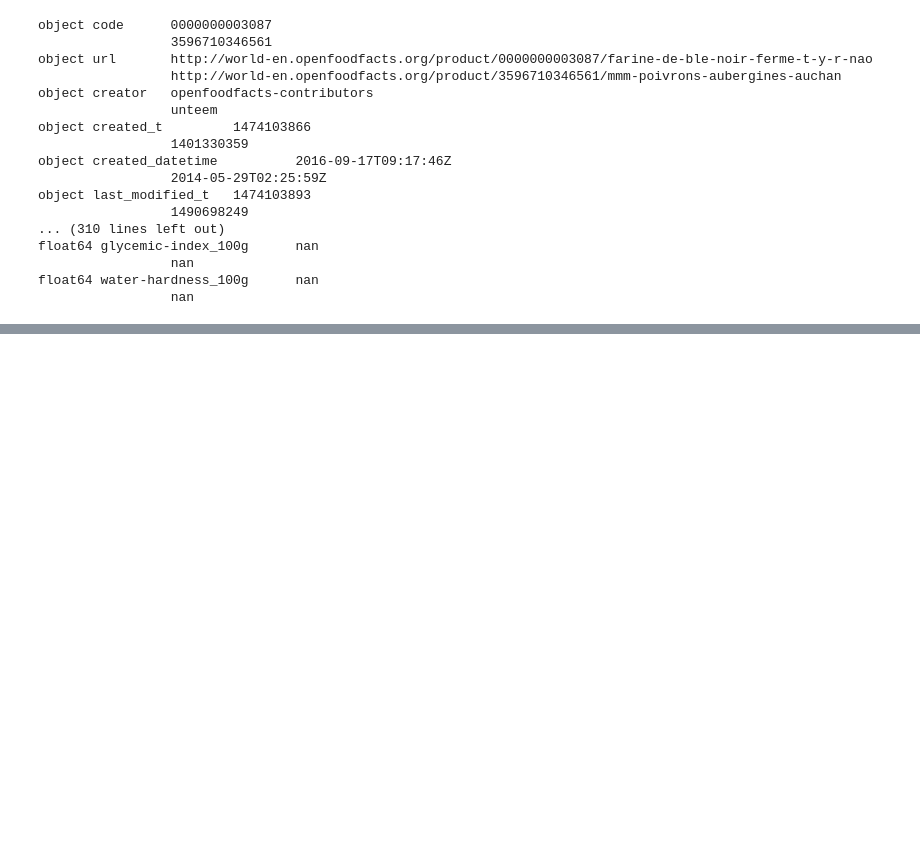
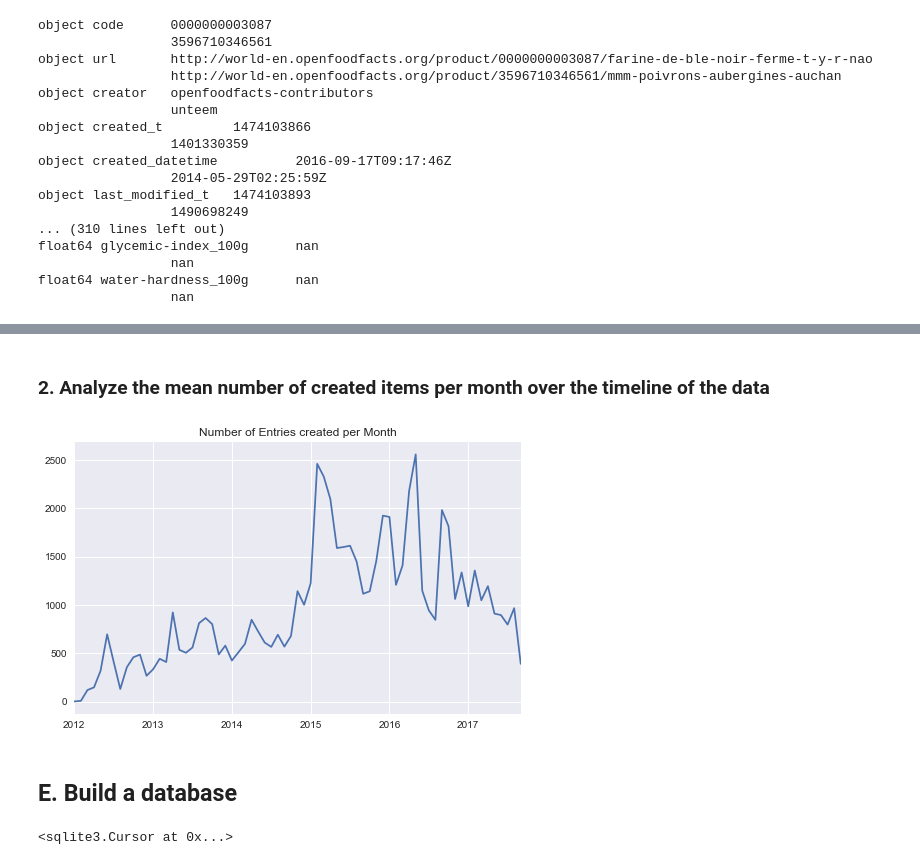
Before and after one commit to chadmulligan/PythonStuff, a Jupyter notebook: 2. DA/project-ads-ml-c2-s9-643/DA - Course Project.ipynb, the cells around one changed output, grey strips where cells are left out. Saved outputs shown, nothing was run; the diff lists cells and outputs as text; code cells hidden in the pictures; blank space fills up the shorter version.

```diff
--- a/2. DA/project-ads-ml-c2-s9-643/DA - Course Project.ipynb
+++ b/2. DA/project-ads-ml-c2-s9-643/DA - Course Project.ipynb
@@ -54,0 +312,2 @@ float64 water-hardness_100g      nan
+# %%
+data.drop(['packaging', 'brands'], axis = 1, inplace=True)
@@ -54,0 +316,2 @@ float64 water-hardness_100g      nan
+# %%
+data.drop(['categories_en'], axis=1, inplace= True)
@@ -54,0 +377,4 @@ float64 water-hardness_100g      nan
+# %%
+### We need to expand the countries tags in the original dataframe
+data['countries_tagsSplit'] = data.countries_tags.str.split(',')
+data2 = data.copy()
@@ -54,0 +508,17 @@ float64 water-hardness_100g      nan
+# %% [markdown]
+### 2. Analyze the mean number of created items per month over the timeline of the data
+# %%
+### problem with the RangeIndex instead of DateTimeIndex
+### resetting the index made it work
+created = data.created_datetime.reset_index().set_index('created_datetime').resample('M').count()
+# %%
+sns.set()
+created.plot(figsize=[8,5])
+plt.legend('')
+plt.xlabel('')
+plt.title('Number of Entries created per Month')
+plt.show()
+# %% [output]
+[figure, added]
+# %% [markdown]
+## E. Build a database
@@ -54,0 +531,8 @@ float64 water-hardness_100g      nan
+# %%
+### restrict your data to 1000 entries and 5 columns of your choice
+### create one or multiple tables, at least one of the tables should have a PRIMARY KEY
+query= "CREATE TABLE Products (ind INTEGER PRIMARY KEY, created_datetime TEXT, product_name TEXT, brands_tags TEXT, pnns_groups_2 TEXT, energy_100g REAL);"
+cursor = db.cursor()
+cursor.execute(query)
+# %% [output]
+<sqlite3.Cursor at 0x...>
```
Also changed, not shown: parts of 78 cells of this notebook, 8 other files.
